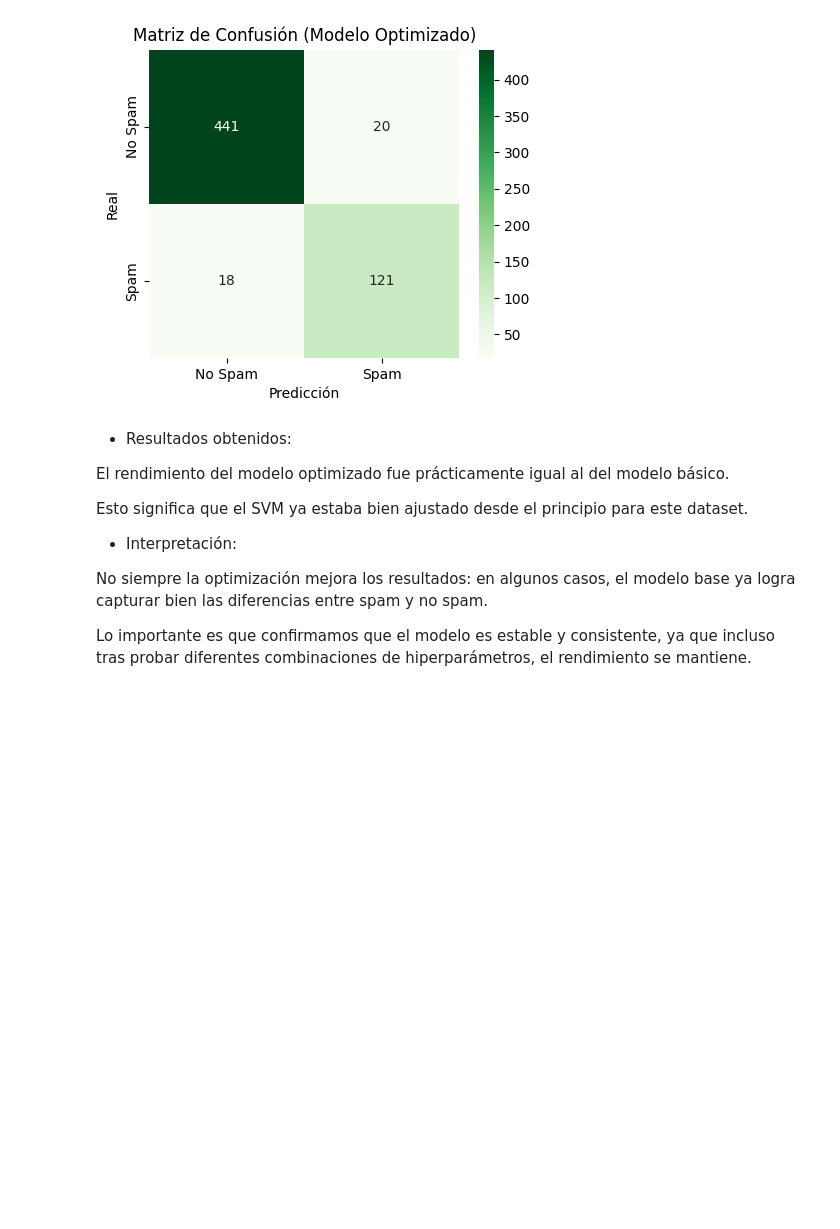
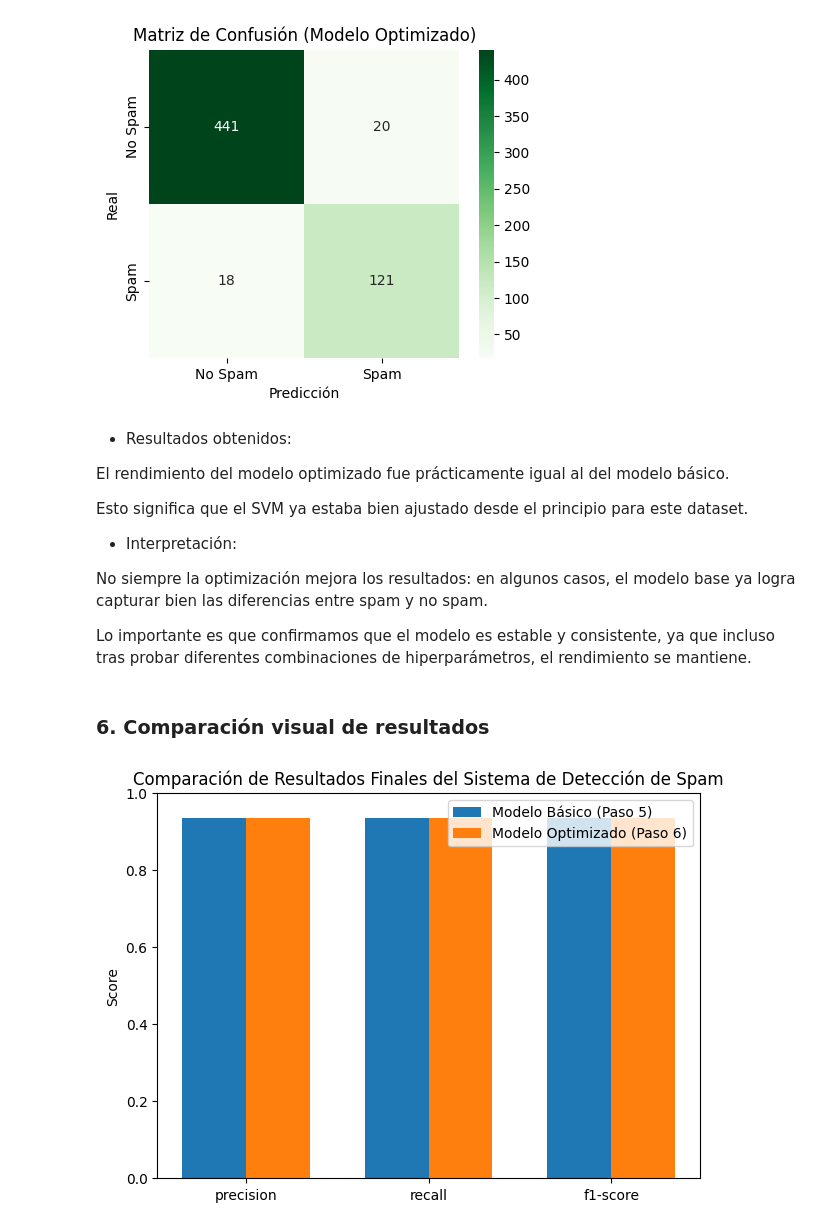
Before and after one commit to 4GeeksAcademy/iddalycastro-eda, a Jupyter notebook: src/12-NLP.ipynb, the cells around one changed output. Drawn from its saved outputs; the diff is of its cells as text; code cells hidden in the pictures; blank space fills up the shorter version.

```diff
--- a/src/12-NLP.ipynb
+++ b/src/12-NLP.ipynb
@@ -195,3 +197,33 @@ Esto significa que el SVM ya estaba bien ajustado desde el principio para este d
 No siempre la optimización mejora los resultados: en algunos casos, el modelo base ya logra capturar bien las diferencias entre spam y no spam.
 
 Lo importante es que confirmamos que el modelo es estable y consistente, ya que incluso tras probar diferentes combinaciones de hiperparámetros, el rendimiento se mantiene.
+# %% [markdown]
+### 6. Comparación visual de resultados
+# %%
+# --- Reporte Paso 5 (modelo básico) ---
+report_basic = classification_report(y_test, y_pred, target_names=["No Spam", "Spam"], output_dict=True)
+
+# --- Reporte Paso 6 (modelo optimizado) ---
+report_best = classification_report(y_test, y_pred_best, target_names=["No Spam", "Spam"], output_dict=True)
+
+# Extraemos métricas globales (macro avg o weighted avg)
+metrics = ["precision", "recall", "f1-score"]
+basic_scores = [report_basic["weighted avg"][m] for m in metrics]
+best_scores  = [report_best["weighted avg"][m] for m in metrics]
+
+# Gráfico comparativo
+x = np.arange(len(metrics))
+width = 0.35
+
+plt.figure(figsize=(7,5))
+plt.bar(x - width/2, basic_scores, width, label="Modelo Básico (Paso 5)")
+plt.bar(x + width/2, best_scores, width, label="Modelo Optimizado (Paso 6)")
+
+plt.xticks(x, metrics)
+plt.ylim(0,1)
+plt.ylabel("Score")
+plt.title("Comparación de Resultados Finales del Sistema de Detección de Spam")
+plt.legend()
+plt.show()
+# %% [output]
+[figure, added]
```
Also changed, not shown: parts of 4 cells of this notebook, 1 other file.
